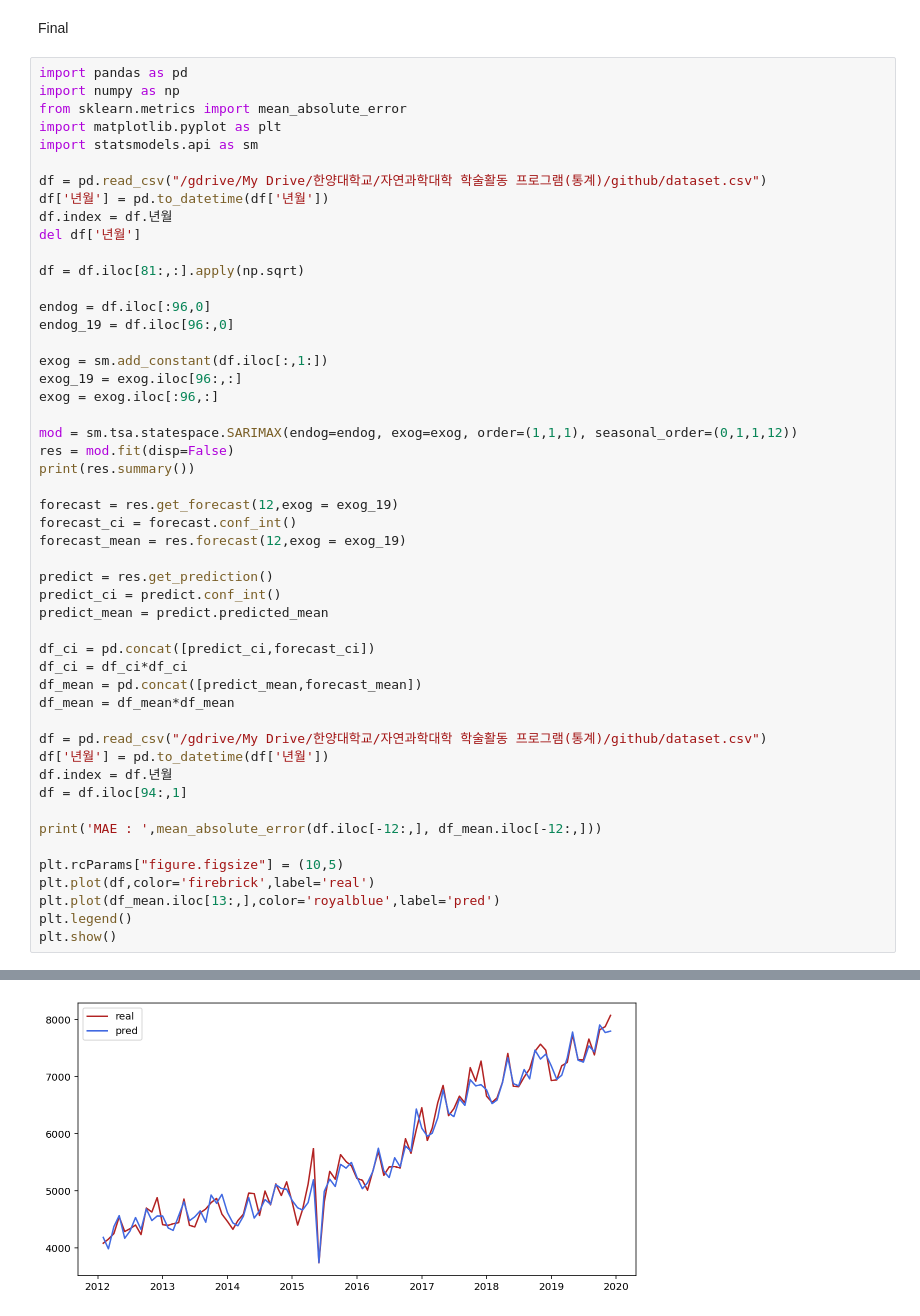
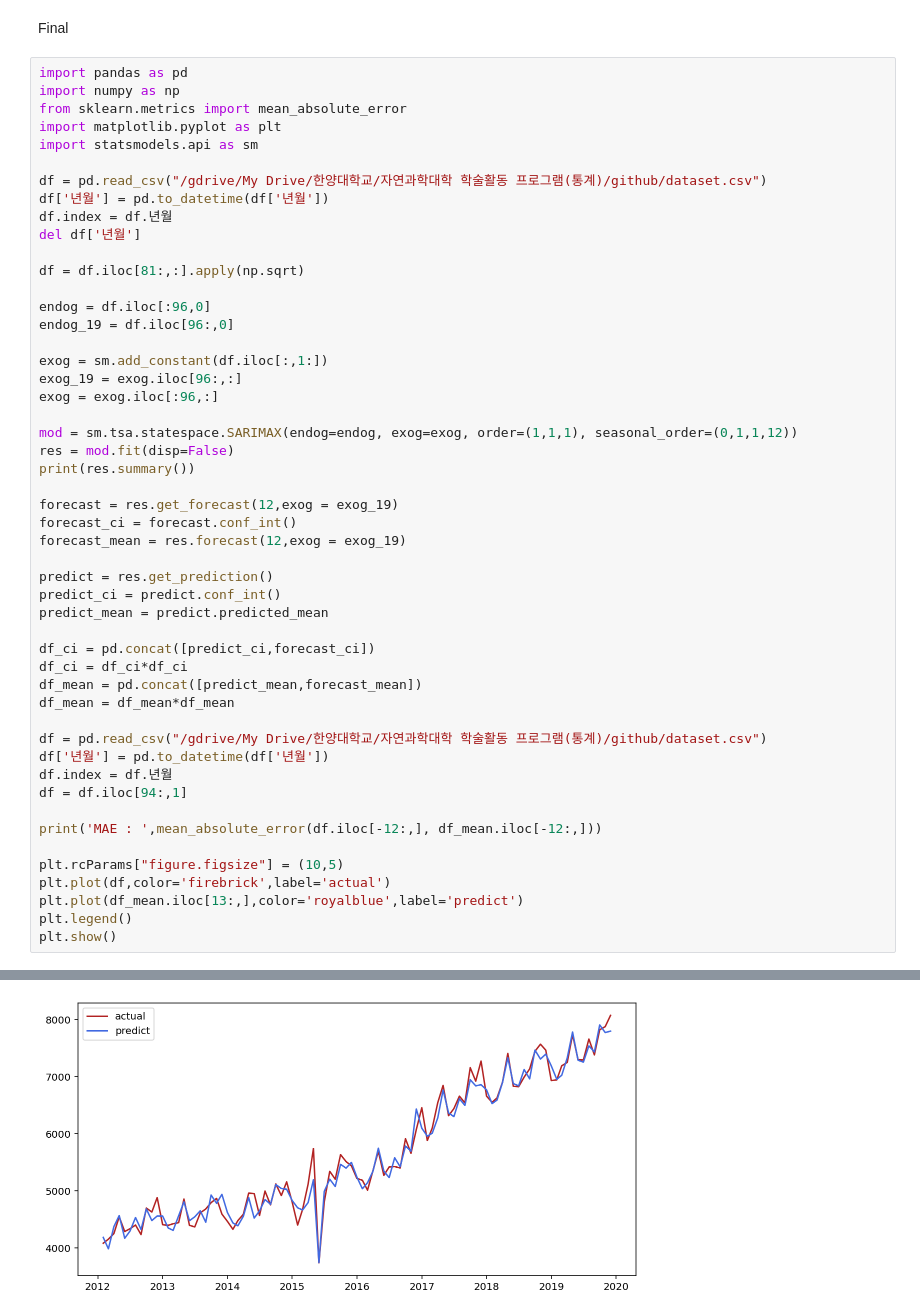
Before and after one commit to skaurl/ktx-srt, a Jupyter notebook: Untitled0.ipynb, the cells around one changed output, grey strips where cells are left out. Saved outputs shown, nothing was run; the diff lists cells and outputs as text.

```diff
--- a/Untitled0.ipynb
+++ b/Untitled0.ipynb
@@ -1179,8 +1262,8 @@ df = df.iloc[94:,1]
 print('MAE : ',mean_absolute_error(df.iloc[-12:,], df_mean.iloc[-12:,]))
 
 plt.rcParams["figure.figsize"] = (10,5)
-plt.plot(df,color='firebrick',label='real')
-plt.plot(df_mean.iloc[13:,],color='royalblue',label='pred')
+plt.plot(df,color='firebrick',label='actual')
+plt.plot(df_mean.iloc[13:,],color='royalblue',label='predict')
 plt.legend()
 plt.show()
 # %% [output]
@@ -1204 +1288 @@ MAE :  103.23409733332885
-[figure, old version]
+[figure, new version]
```
Also changed, not shown: parts of 6 cells of this notebook.
